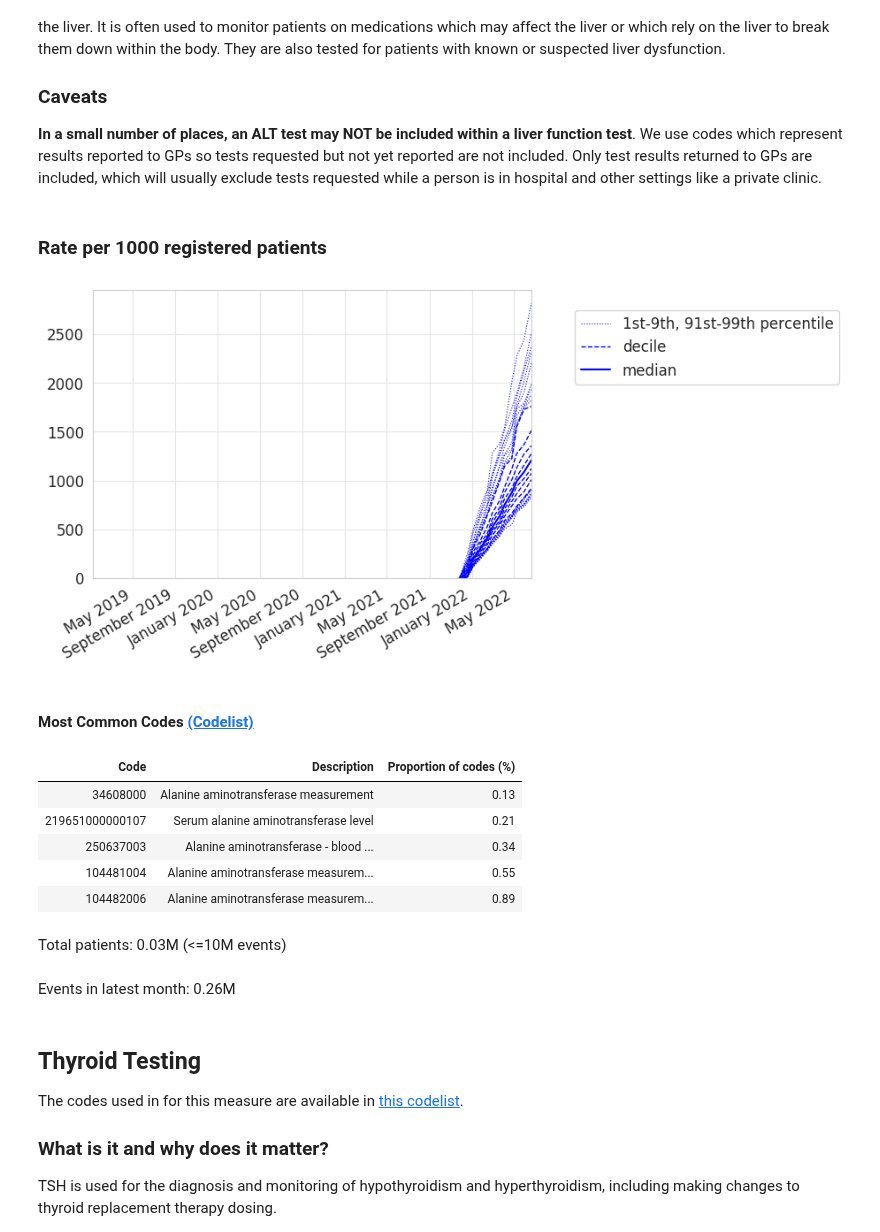
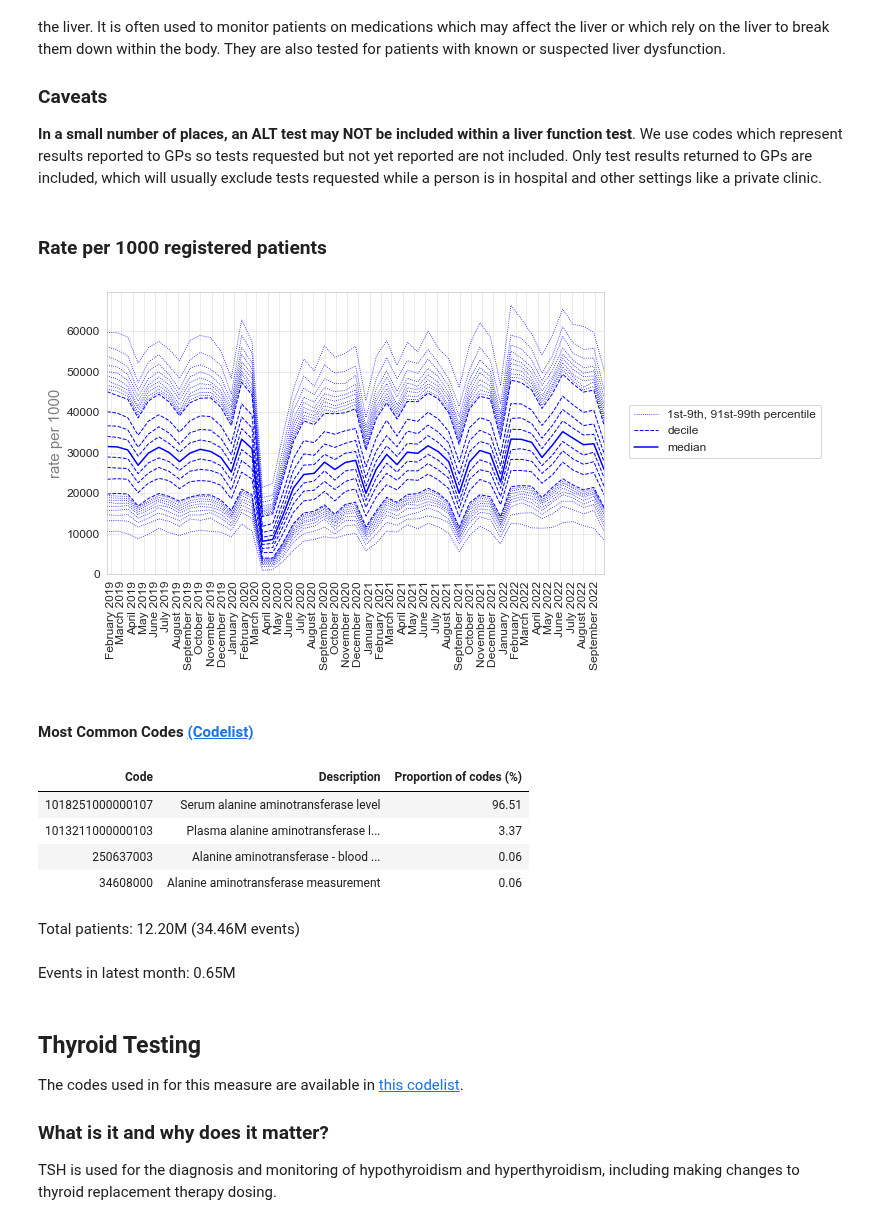
Before and after one commit to opensafely/SRO-Measures, a Jupyter notebook: analysis/sentinel_measures_updating.ipynb, the cells around one changed output. Saved outputs shown, nothing was run; the diff lists cells and outputs as text; code cells hidden in the pictures.

```diff
--- a/analysis/sentinel_measures_updating.ipynb
+++ b/analysis/sentinel_measures_updating.ipynb
@@ -143,19 +266,18 @@ An ALT blood test is one of a group of liver function tests (LFTs) which are use
 
 **In a small number of places, an ALT test may NOT be included within a liver function test**. We use codes which represent results reported to GPs so tests requested but not yet reported are not included. Only test results returned to GPs are included, which will usually exclude tests requested while a person is in hospital and other settings like a private clinic.
 # %%
-generate_sentinel_measure('alt')
+generate_sentinel_measure('alt', 'backend_outputs/tpp')
 # %% [output]
 ### Rate per 1000 registered patients
-[figure, old version]
+[figure, new version]
 #### Most Common Codes <a href=https://www.opencodelists.org/codelist/opensafely/alanine-aminotransferase-alt-tests/2298df3e/>(Codelist)</a>
 | Code | Description | Proportion of codes (%) |
-| 34608000 | Alanine aminotransferase measurement | 0.13 |
-| 219651000000107 | Serum alanine aminotransferase level | 0.21 |
-| 250637003 | Alanine aminotransferase - blood ... | 0.34 |
-| 104481004 | Alanine aminotransferase measurem... | 0.55 |
-| 104482006 | Alanine aminotransferase measurem... | 0.89 |
+| 1018251000000107 | Serum alanine aminotransferase level | 96.51 |
+| 1013211000000103 | Plasma alanine aminotransferase l... | 3.37 |
+| 250637003 | Alanine aminotransferase - blood ... | 0.06 |
+| 34608000 | Alanine aminotransferase measurement | 0.06 |
-Total patients: 0.03M (<=10M events)
+Total patients: 12.20M (34.46M events)
-Events in latest month: 0.26M
+Events in latest month: 0.65M
 # %% [markdown]
 <a id="serum_tsh"></a>
 ## Thyroid Testing
```
Also changed, not shown: parts of 12 cells of this notebook, 1 other file.
